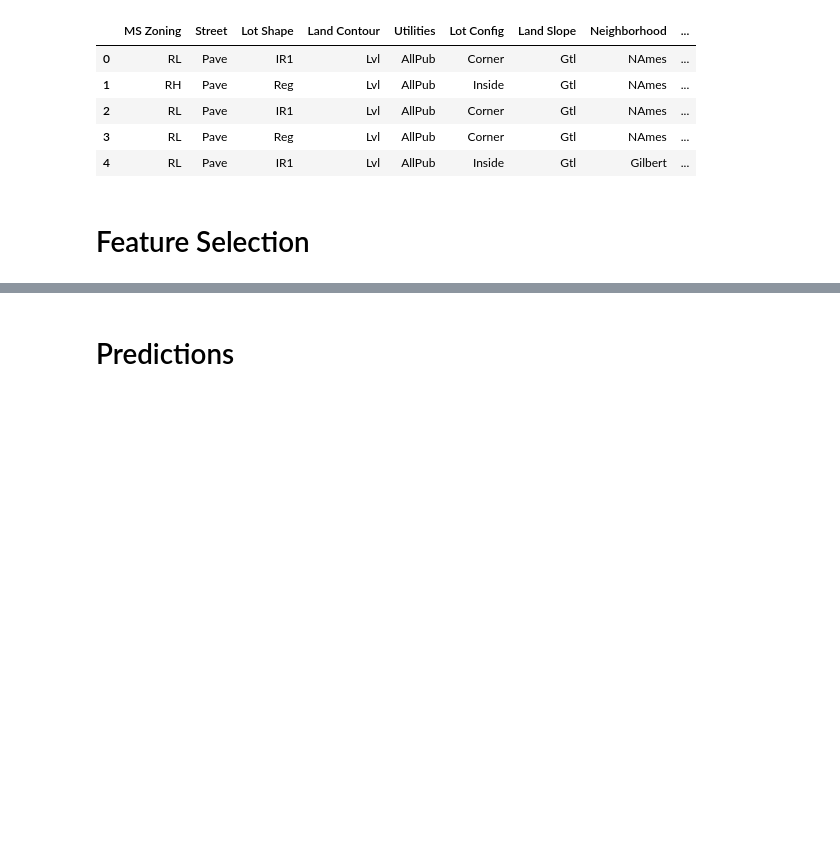
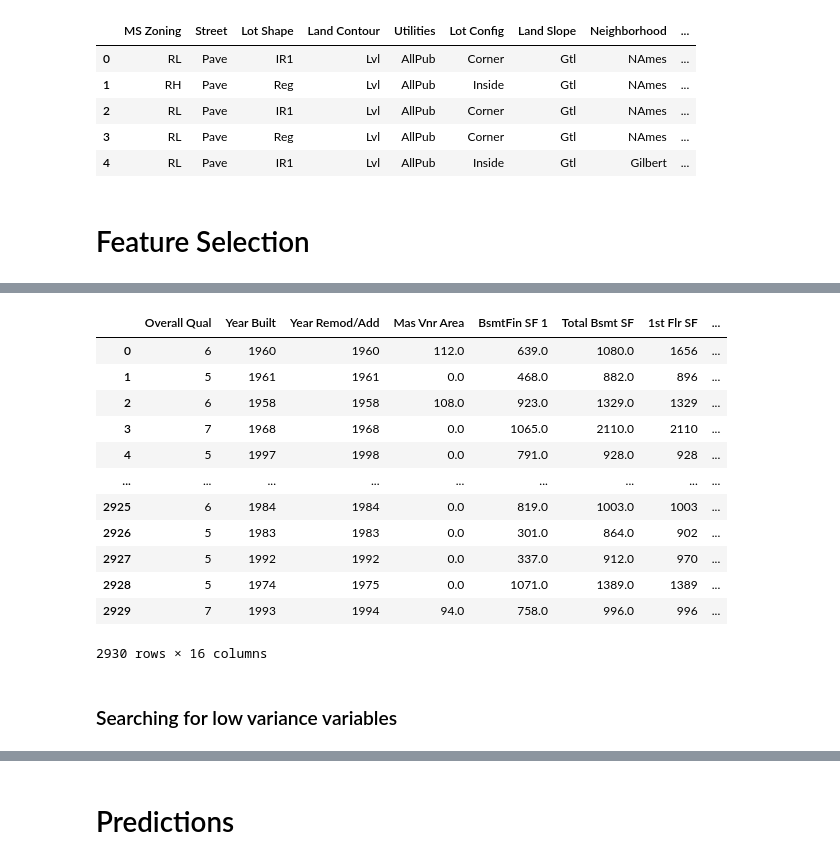
Before and after one commit to amandagiacchetta/Predicting-House-Prices, a Jupyter notebook: linear_regression.ipynb, the cells around one changed output, grey strips where cells are left out. Cells and saved outputs as stored; diff of their text form; code cells hidden in the pictures; blank space fills up the shorter version.

Commit message:
low variance

```diff
--- a/linear_regression.ipynb
+++ b/linear_regression.ipynb
@@ -187,0 +196,18 @@ data_cat.head()
+# %%
+data_num[corr_list]
+# %% [output]
+|  | Overall Qual | Year Built | Year Remod/Add | Mas Vnr Area | BsmtFin SF 1 | Total Bsmt SF | 1st Flr SF | ... |
+| 0 | 6 | 1960 | 1960 | 112.0 | 639.0 | 1080.0 | 1656 | ... |
+| 1 | 5 | 1961 | 1961 | 0.0 | 468.0 | 882.0 | 896 | ... |
+| 2 | 6 | 1958 | 1958 | 108.0 | 923.0 | 1329.0 | 1329 | ... |
+| 3 | 7 | 1968 | 1968 | 0.0 | 1065.0 | 2110.0 | 2110 | ... |
+| 4 | 5 | 1997 | 1998 | 0.0 | 791.0 | 928.0 | 928 | ... |
+| ... | ... | ... | ... | ... | ... | ... | ... | ... |
+| 2925 | 6 | 1984 | 1984 | 0.0 | 819.0 | 1003.0 | 1003 | ... |
+| 2926 | 5 | 1983 | 1983 | 0.0 | 301.0 | 864.0 | 902 | ... |
+| 2927 | 5 | 1992 | 1992 | 0.0 | 337.0 | 912.0 | 970 | ... |
+| 2928 | 5 | 1974 | 1975 | 0.0 | 1071.0 | 1389.0 | 1389 | ... |
+| 2929 | 7 | 1993 | 1994 | 94.0 | 758.0 | 996.0 | 996 | ... |
+2930 rows × 16 columns
+# %% [markdown]
+### Searching for low variance variables
```
Also changed, not shown: parts of 36 cells of this notebook.
